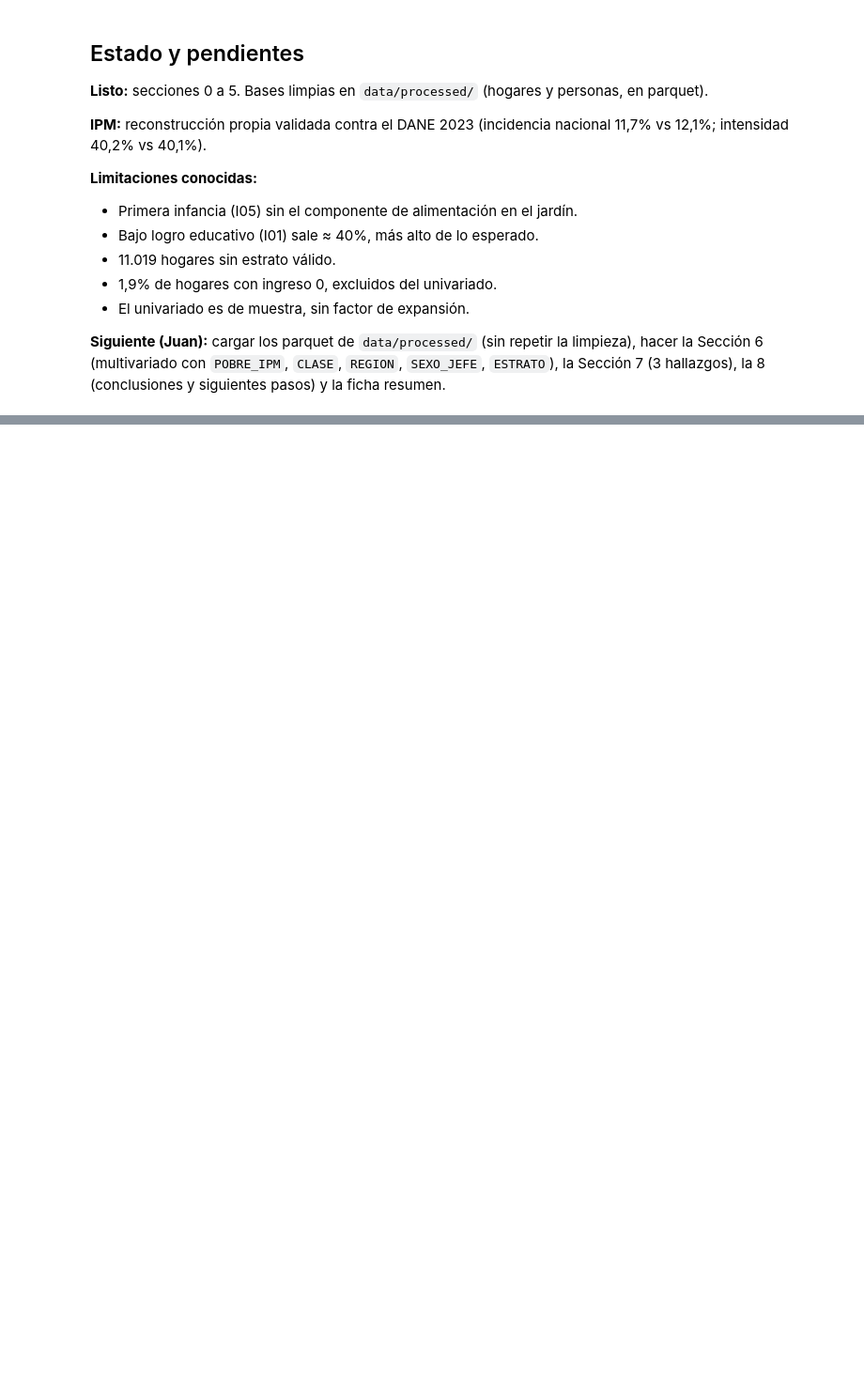
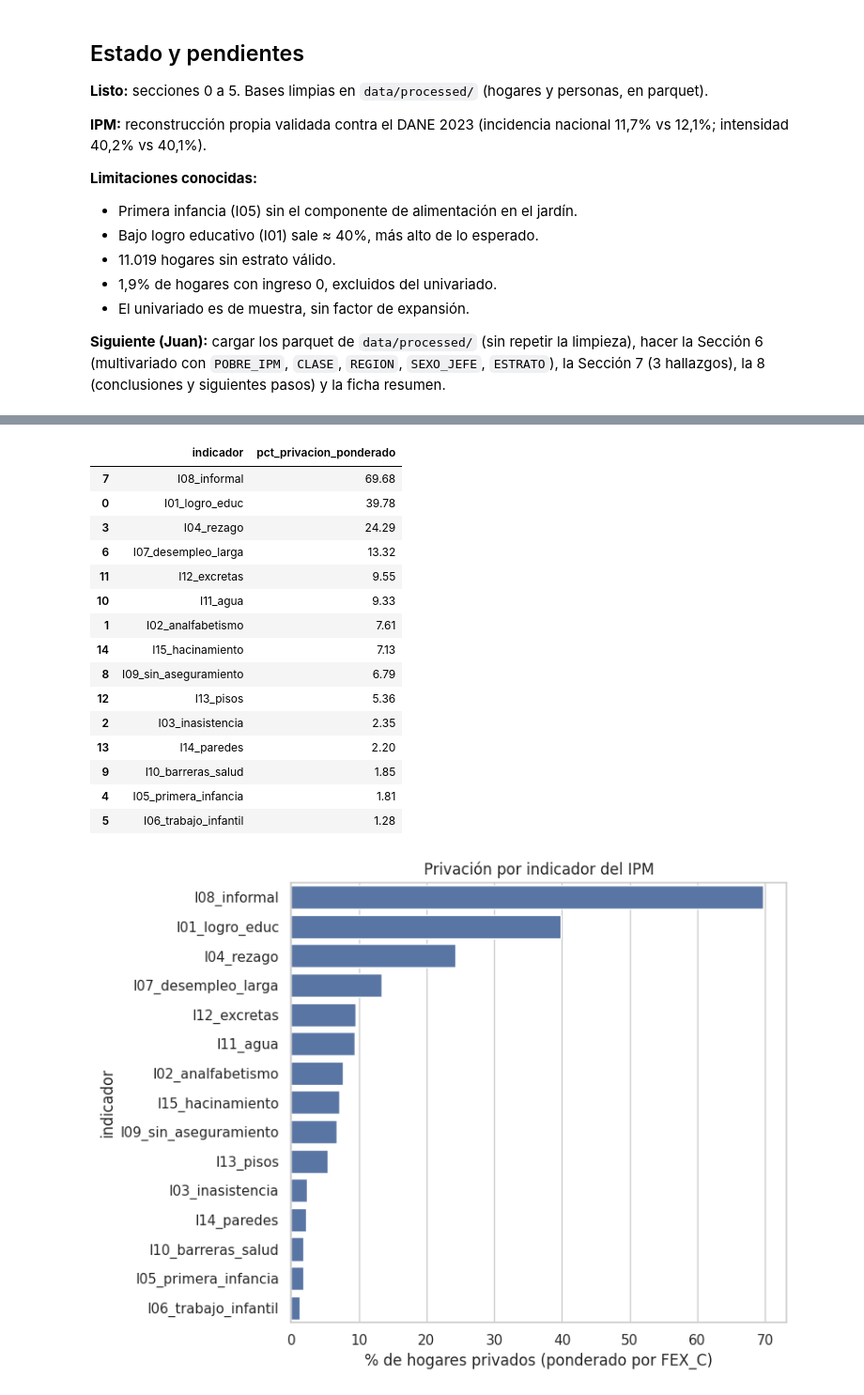
Before and after one commit to APES-M-JeissonS-JuanB/apes-pobreza-multidimensional-ecv2023, a Jupyter notebook: notebooks/APES_Entrega1.ipynb, the cells around one changed output, grey strips where cells are left out. Shown at 94% size. Drawn from its saved outputs; the diff is of its cells as text; code cells hidden in the pictures; blank space fills up the shorter version.

Commit message:
Se terminó la ficha, trabajo escrito y una parte del notebook

```diff
--- a/notebooks/APES_Entrega1.ipynb
+++ b/notebooks/APES_Entrega1.ipynb
@@ -530,0 +746,41 @@ hog.head()
+# %%
+indicadores = ["I01_logro_educ", "I02_analfabetismo", "I03_inasistencia", "I04_rezago",
+               "I05_primera_infancia", "I06_trabajo_infantil", "I07_desempleo_larga",
+               "I08_informal", "I09_sin_aseguramiento", "I10_barreras_salud",
+               "I11_agua", "I12_excretas", "I13_pisos", "I14_paredes", "I15_hacinamiento"]
+
+def tasa_privacion_ponderada(df, col, peso="FEX_C"):
+    return (df[col] * df[peso]).sum() / df[peso].sum() * 100
+
+resumen_indicadores = pd.DataFrame({
+    "indicador": indicadores,
+    "pct_privacion_ponderado": [tasa_privacion_ponderada(hog, i) for i in indicadores]
+}).sort_values("pct_privacion_ponderado", ascending=False)
+
+display(resumen_indicadores)
+
+plt.figure(figsize=(8, 6))
+sns.barplot(data=resumen_indicadores, y="indicador", x="pct_privacion_ponderado", color="#4C72B0")
+plt.xlabel("% de hogares privados (ponderado por FEX_C)")
+plt.title("Privación por indicador del IPM")
+plt.tight_layout()
+plt.savefig(os.path.join(FIGURES, "06_barras_indicadores_ipm.png"), dpi=150)
+plt.show()
+# %% [output]
+|  | indicador | pct_privacion_ponderado |
+| 7 | I08_informal | 69.68 |
+| 0 | I01_logro_educ | 39.78 |
+| 3 | I04_rezago | 24.29 |
+| 6 | I07_desempleo_larga | 13.32 |
+| 11 | I12_excretas | 9.55 |
+| 10 | I11_agua | 9.33 |
+| 1 | I02_analfabetismo | 7.61 |
+| 14 | I15_hacinamiento | 7.13 |
+| 8 | I09_sin_aseguramiento | 6.79 |
+| 12 | I13_pisos | 5.36 |
+| 2 | I03_inasistencia | 2.35 |
+| 13 | I14_paredes | 2.20 |
+| 9 | I10_barreras_salud | 1.85 |
+| 4 | I05_primera_infancia | 1.81 |
+| 5 | I06_trabajo_infantil | 1.28 |
+[figure, added]
```
Also changed, not shown: parts of 26 cells of this notebook, 2 other files.
